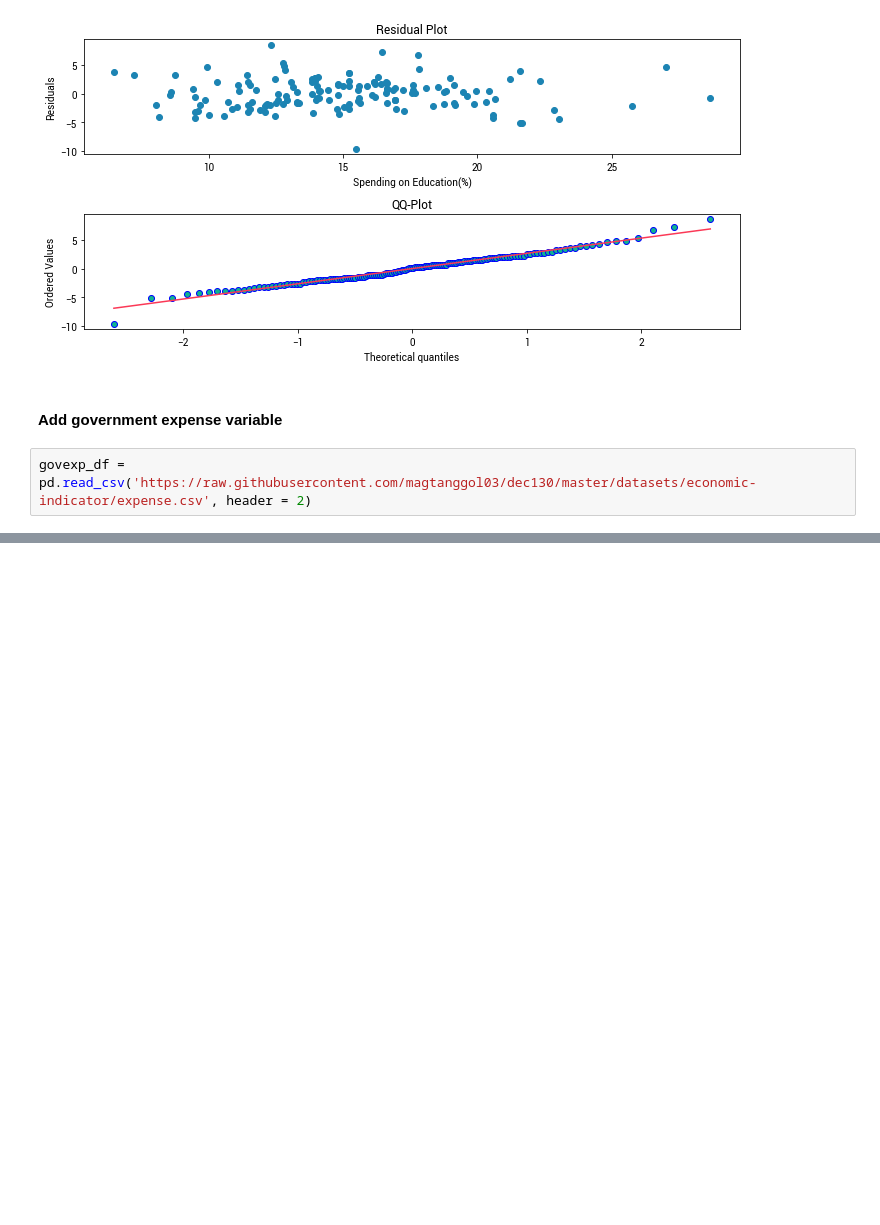
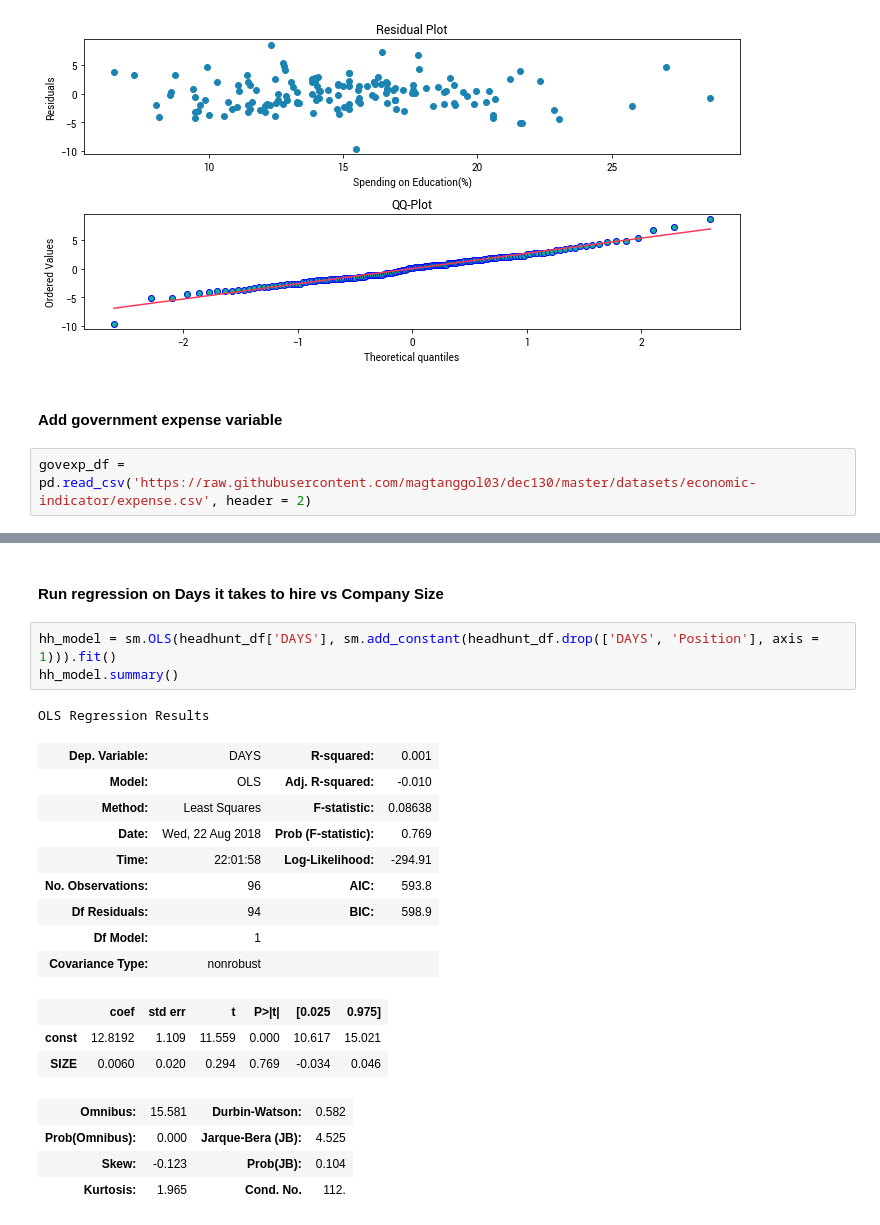
Before and after one commit to magtanggol03/dec130, a Jupyter notebook: notebooks/01 Regression Analysis.ipynb, the cells around one changed output, grey strips where cells are left out. Cells and saved outputs as stored; diff of their text form; blank space fills up the shorter version.

```diff
--- a/notebooks/01 Regression Analysis.ipynb
+++ b/notebooks/01 Regression Analysis.ipynb
@@ -202,0 +219,23 @@ OLS Regression Results
+# %% [markdown]
+#### Run regression on Days it takes to hire vs Company Size
+# %%
+hh_model = sm.OLS(headhunt_df['DAYS'], sm.add_constant(headhunt_df.drop(['DAYS', 'Position'], axis = 1))).fit()
+hh_model.summary()
+# %% [output]
+OLS Regression Results
+| Dep. Variable: | DAYS | R-squared: | 0.001 |
+| Model: | OLS | Adj. R-squared: | -0.010 |
+| Method: | Least Squares | F-statistic: | 0.08638 |
+| Date: | Wed, 22 Aug 2018 | Prob (F-statistic): | 0.769 |
+| Time: | 22:01:58 | Log-Likelihood: | -294.91 |
+| No. Observations: | 96 | AIC: | 593.8 |
+| Df Residuals: | 94 | BIC: | 598.9 |
+| Df Model: | 1 |  |  |
+| Covariance Type: | nonrobust |  |  |
+|  | coef | std err | t | P>|t| | [0.025 | 0.975] |
+| const | 12.8192 | 1.109 | 11.559 | 0.000 | 10.617 | 15.021 |
+| SIZE | 0.0060 | 0.020 | 0.294 | 0.769 | -0.034 | 0.046 |
+| Omnibus: | 15.581 | Durbin-Watson: | 0.582 |
+| Prob(Omnibus): | 0.000 | Jarque-Bera (JB): | 4.525 |
+| Skew: | -0.123 | Prob(JB): | 0.104 |
+| Kurtosis: | 1.965 | Cond. No. | 112. |
```
Also changed, not shown: parts of 11 cells of this notebook, 2 other files.
